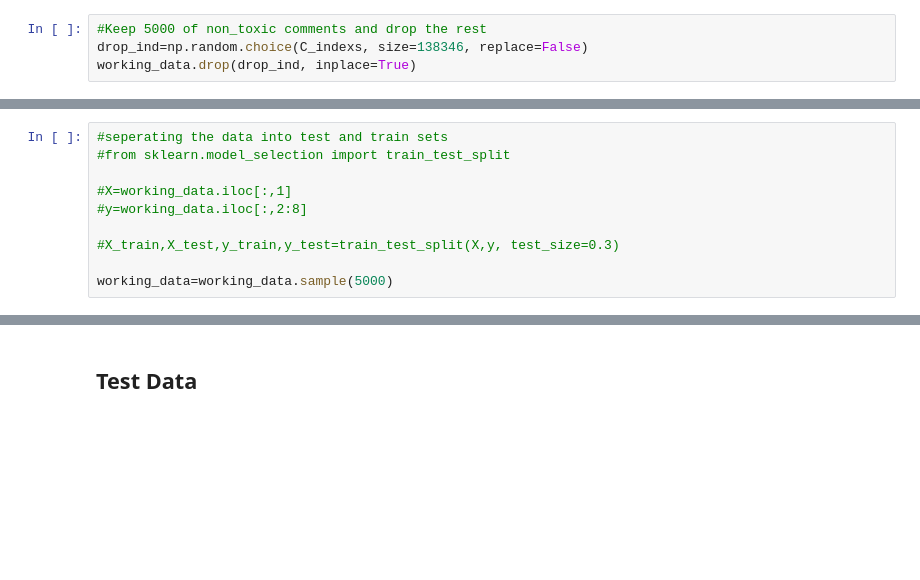
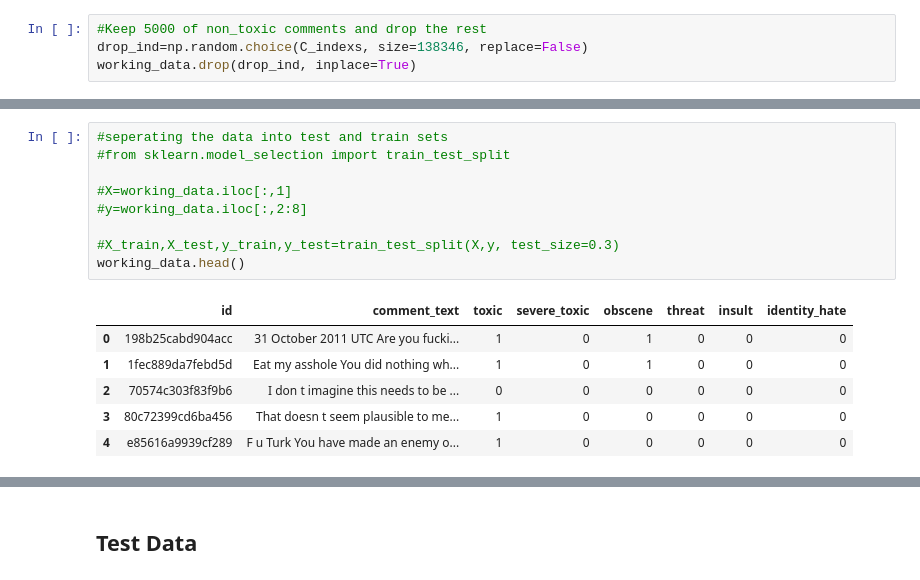
Before and after one commit to Nishaa95/ItML_Project_1_Students, a Jupyter notebook: proj_1_start.ipynb, the cells around one changed output, grey strips where cells are left out. Drawn from its saved outputs; the diff is of its cells as text; blank space fills up the shorter version.

```diff
--- a/proj_1_start.ipynb
+++ b/proj_1_start.ipynb
@@ -250,10 +249,16 @@ working_data.head()
 # %%
 #seperating the data into test and train sets
 #from sklearn.model_selection import train_test_split
 
 #X=working_data.iloc[:,1]
 #y=working_data.iloc[:,2:8]
 
 #X_train,X_test,y_train,y_test=train_test_split(X,y, test_size=0.3)
-
-working_data=working_data.sample(5000)
+working_data.head()
+# %% [output]
+|  | id | comment_text | toxic | severe_toxic | obscene | threat | insult | identity_hate |
+| 0 | 198b25cabd904acc | 31 October 2011 UTC Are you fucki... | 1 | 0 | 1 | 0 | 0 | 0 |
+| 1 | 1fec889da7febd5d | Eat my asshole You did nothing wh... | 1 | 0 | 1 | 0 | 0 | 0 |
+| 2 | 70574c303f83f9b6 | I don t imagine this needs to be ... | 0 | 0 | 0 | 0 | 0 | 0 |
+| 3 | 80c72399cd6ba456 | That doesn t seem plausible to me... | 1 | 0 | 0 | 0 | 0 | 0 |
+| 4 | e85616a9939cf289 | F u Turk You have made an enemy o... | 1 | 0 | 0 | 0 | 0 | 0 |
```
Also changed, not shown: parts of 16 cells of this notebook.
